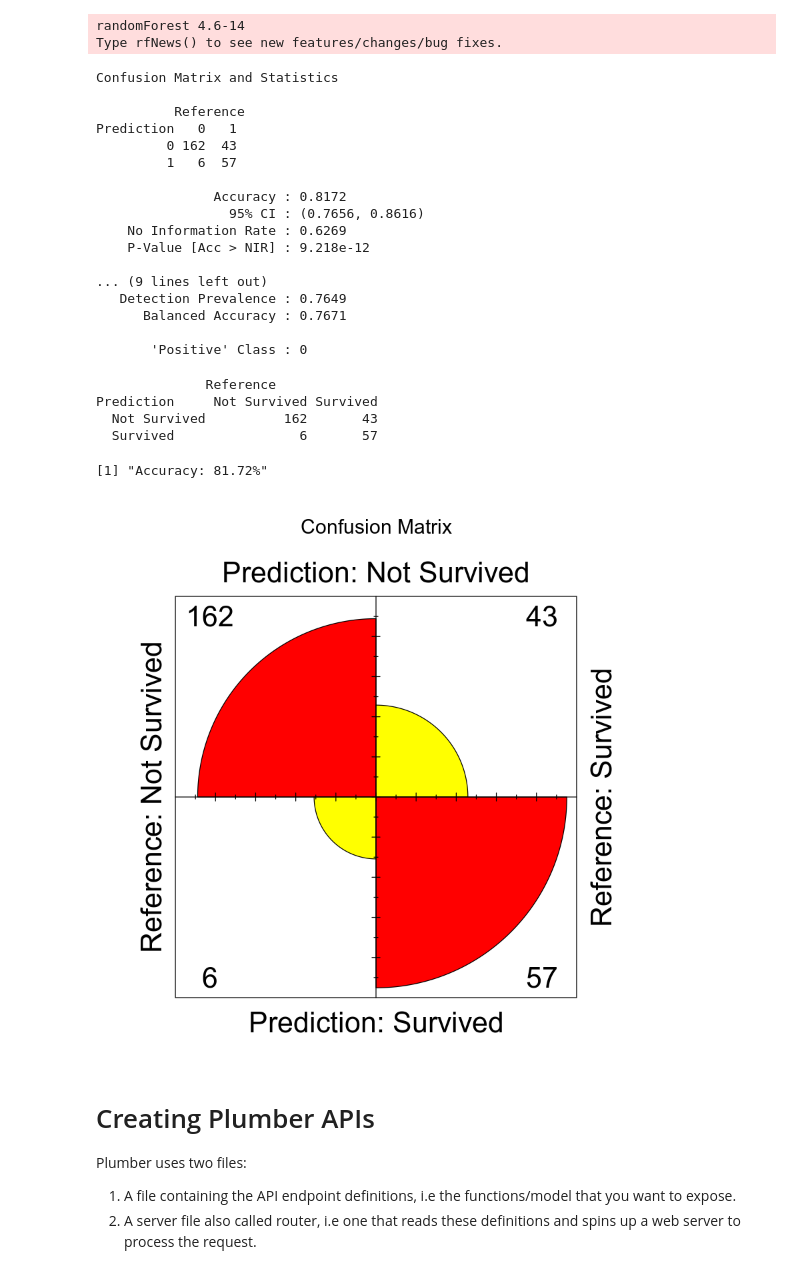
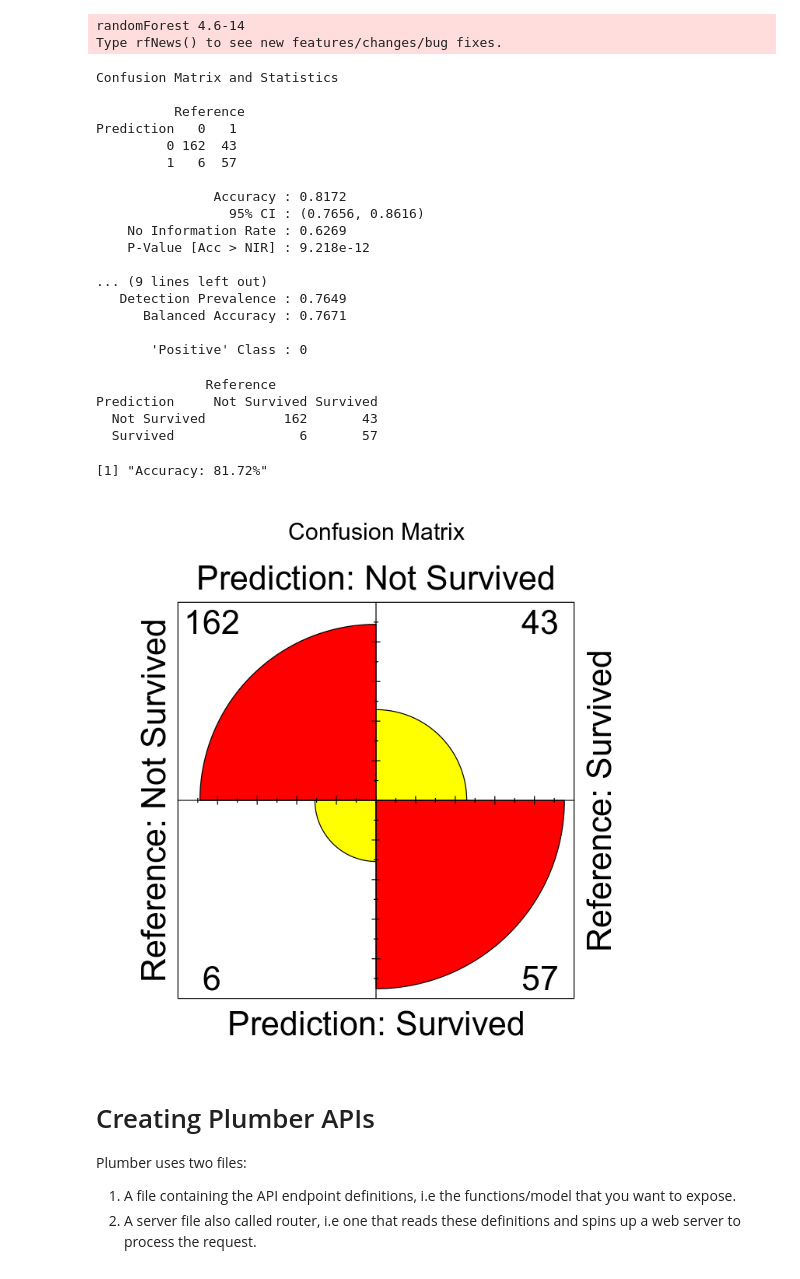
Before and after one commit to Ashwini-Rao/ExposingModelAsAPI, a Jupyter notebook: ExposeModelAsAPI.ipynb, the cells around one changed output. Cells and saved outputs as stored; diff of their text form; code cells hidden in the pictures.

```diff
--- a/ExposeModelAsAPI.ipynb
+++ b/ExposeModelAsAPI.ipynb
@@ -88,34 +88,35 @@ pred <- factor(c(rep(lvs, times = c(57,43)), rep(lvs, times = c(6, 162))), level
 xtab <- table(pred, truth)
 cm <- confusionMatrix(pred, truth)
 cm$table
+options(repr.plot.width=6, repr.plot.height=6)
 fourfoldplot(cm$table, color = c("yellow", "red"), conf.level = 0, margin = 1, main = "Confusion Matrix")
 #Model Accuracy
 msg <- paste0("Accuracy: ", round(100 * sum(diag(cm$table))/sum(cm$table), 2), "%")
 print(msg)
 # %% [output]
 Confusion Matrix and Statistics
 
           Reference
 Prediction   0   1
          0 162  43
          1   6  57
 
                Accuracy : 0.8172
                  95% CI : (0.7656, 0.8616)
     No Information Rate : 0.6269
     P-Value [Acc > NIR] : 9.218e-12
 
 ... (9 lines left out)
    Detection Prevalence : 0.7649
       Balanced Accuracy : 0.7671
 
        'Positive' Class : 0
               Reference
 Prediction     Not Survived Survived
   Not Survived          162       43
   Survived                6       57
 [1] "Accuracy: 81.72%"
-[figure, old version]
+[figure, new version]
 # %%
 #Save the model, can be loaded into a variable
 saveRDS(titanic_rf, file = "random_forest_titanic_model.Rds", compress = TRUE)
```
Also changed, not shown: parts of 2 cells of this notebook, 1 other file.
